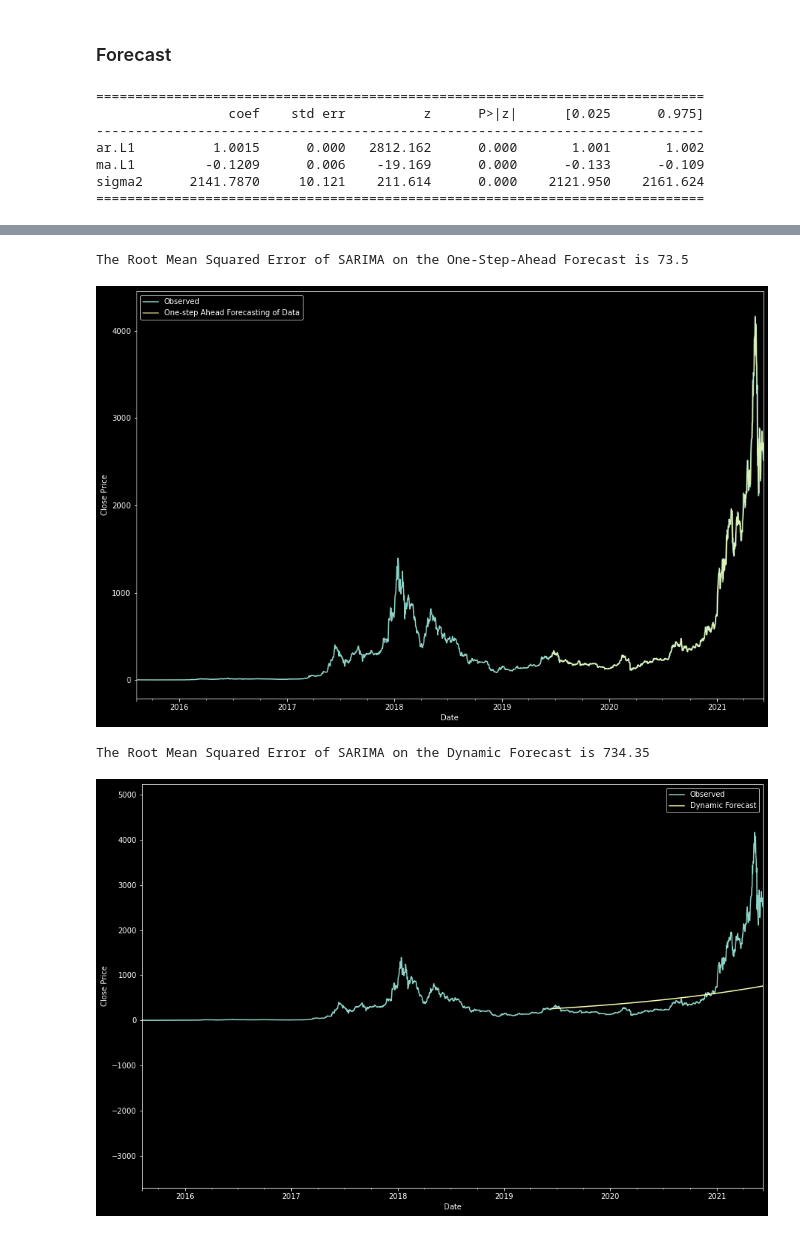
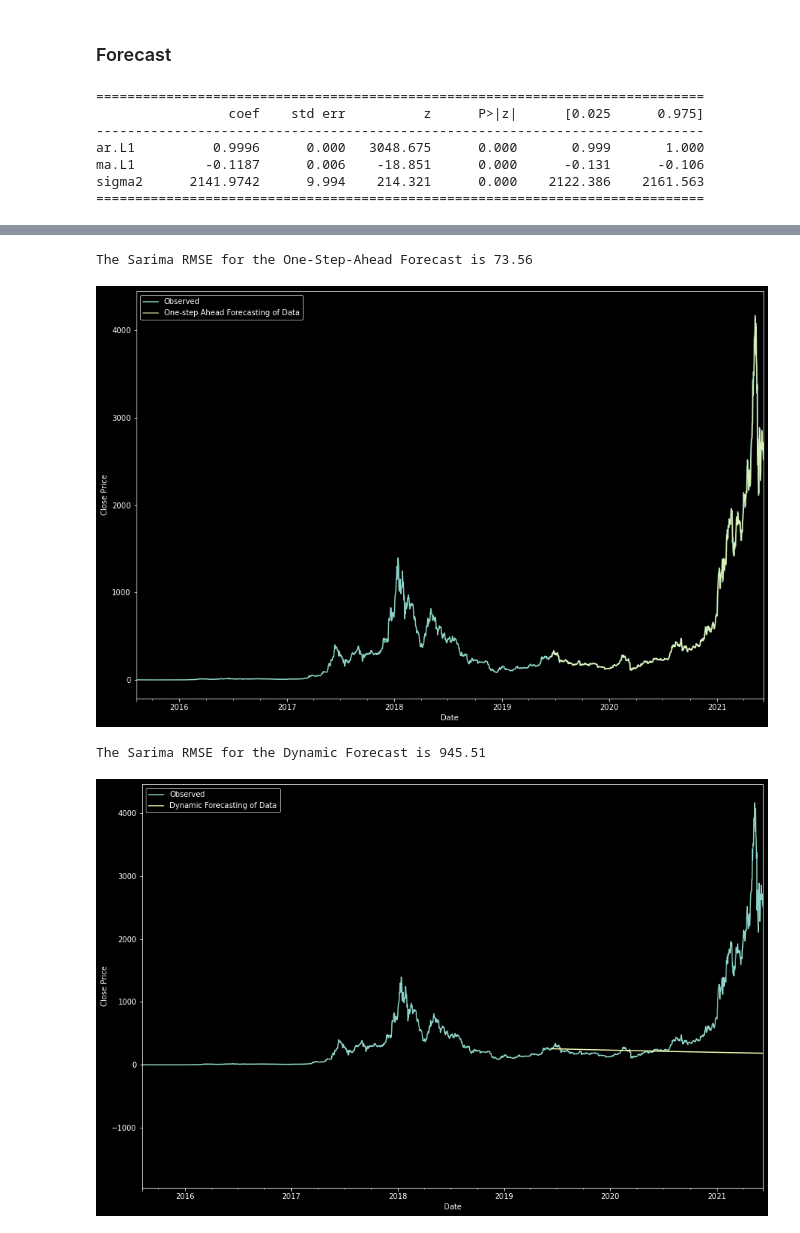
Before and after one commit to CamLadd/Ethereum_forecasting, a Jupyter notebook: model_testing.ipynb, the cells around one changed output, grey strips where cells are left out. Cells and saved outputs as stored; diff of their text form; code cells hidden in the pictures.

```diff
--- a/model_testing.ipynb
+++ b/model_testing.ipynb
@@ -432,20 +432,18 @@ print(model_fit.summary())
 
 
 ### Forecast
-fc, se, conf = fitted.forecast(726, alpha=0.05)
+forecast, se, conf = fitted.forecast(726, alpha=0.05)
 
 
 ### Convert to series so we can plot the data
-fc_series = pd.Series(fc, index=test.index)
-lower_series = pd.Series(conf[:, 0], index=test.index)
-upper_series = pd.Series(conf[:, 1], index=test.index)
+forecast_series = pd.Series(forecast, index=test.index)
 
 
 ### Plot
 plt.figure(figsize=(12,5), dpi=100)
 plt.plot(train, label='training')
 plt.plot(test, label='actual')
-plt.plot(fc_series, label='forecast')
+plt.plot(forecast_series, label='forecast')
 plt.title('Forecast vs Actual')
 plt.legend(loc='upper left')
 plt.tight_layout()
@@ -529,17 +520,13 @@ sarima_grid_search(y,180)
 # %% [markdown]
 ### Forecast
 # %%
-def sarima_eva(series, order, order_season, period_season, pred_date,test):
+def sarima_and_plots(series, order, order_season, period_season, pred_date,test):
 
 
 
     ### Train model
-    mod = sm.tsa.statespace.SARIMAX(series,
-                                order=order,
-                                order_season=order_season,
-                                enforce_stationarity=False,
-                                enforce_invertibility=False)
-    results = mod.fit()
+    model = sm.tsa.statespace.SARIMAX(series, order=order, order_season=order_season)
+    results = model.fit()
     print(results.summary().tables[1])
     results.plot_diagnostics(figsize=(16, 8))
     plt.show()
@@ -549,20 +536,20 @@ def sarima_eva(series, order, order_season, period_season, pred_date,test):
 
     ### Root-Mean-Squared Error for One-Step_Ahead Forecast
     pred = results.get_prediction(start=pd.to_datetime(pred_date), dynamic=False)
-    pred_ci = pred.conf_int()
-    y_forecasted = pred.predicted_mean
-    mse = ((y_forecasted - y_test) ** 2).mean()
-    print(f'The Root Mean Squared Error of SARIMA on the One-Step-Ahead Forecast is {round(np.sqrt(mse), 2)}')
+    pred_confidence_interval = pred.conf_int()
+    forecast = pred.predicted_mean
+    mse = ((forecast - y_test) ** 2).mean()
+    print(f'The Sarima RMSE for the One-Step-Ahead Forecast is {round(np.sqrt(mse), 2)}')
 
 
 
 
     ### Plot One-step Ahead Forecast
     ax = series.plot(label='Observed')
-    y_forecasted.plot(ax=ax, label='One-step Ahead Forecasting of Data', alpha=.7, figsize=(15, 10))
-    ax.fill_between(pred_ci.index,
-                    pred_ci.iloc[:, 0],
-                    pred_ci.iloc[:, 1], color='k', alpha=.2)
+    forecast.plot(ax=ax, label='One-step Ahead Forecasting of Data', alpha=.7, figsize=(15, 10))
+    ax.fill_between(pred_confidence_interval.index,
+                    pred_confidence_interval.iloc[:, 0],
+                    pred_confidence_interval.iloc[:, 1], color='k', alpha=.2)
     ax.set_xlabel('Date')
     ax.set_ylabel('Close Price')
     plt.legend()
@@ -574,15 +561,15 @@ def sarima_eva(series, order, order_season, period_season, pred_date,test):
     ### Root-Mean-Squared-Error of Dynamic Forecast
     pred_dynamic = results.get_prediction(start=pd.to_datetime(pred_date), dynamic=True, full_results=True)
     pred_dynamic_ci = pred_dynamic.conf_int()
-    y_forecasted_dynamic = pred_dynamic.predicted_mean
-    mse_dynamic = ((y_forecasted_dynamic - y_test) ** 2).mean()
-    print(f'The Root Mean Squared Error of SARIMA on the Dynamic Forecast is {round(np.sqrt(mse_dynamic), 2)}')
+    forecast_dynamic = pred_dynamic.predicted_mean
+    mse_dynamic = ((forecast_dynamic - y_test) ** 2).mean()
+    print(f'The Sarima RMSE for the Dynamic Forecast is {round(np.sqrt(mse_dynamic), 2)}')
 
 
 
     ### Plot Dynamic Forecast
     ax = series.plot(label='Observed')
-    y_forecasted_dynamic.plot(label='Dynamic Forecast', ax=ax,figsize=(15, 10))
+    forecast_dynamic.plot(label='Dynamic Forecasting of Data', ax=ax,figsize=(15, 10))
     ax.fill_between(pred_dynamic_ci.index,
                     pred_dynamic_ci.iloc[:, 0],
                     pred_dynamic_ci.iloc[:, 1], color='k', alpha=.2)
@@ -596,12 +583,12 @@ def sarima_eva(series, order, order_season, period_season, pred_date,test):
     return (results)
 # %%
 series = df['Close']
-model = sarima_eva(series, (1, 0, 1), (0, 1, 1, 52), 30, '2019-06-14', y_test)
+model = sarima_and_plots(series, (1, 0, 1), (0, 1, 1, 52), 30, '2019-06-14', y_test)
 # %% [output]
 ==============================================================================
                  coef    std err          z      P>|z|      [0.025      0.975]
 ------------------------------------------------------------------------------
-ar.L1          1.0015      0.000   2812.162      0.000       1.001       1.002
-ma.L1         -0.1209      0.006    -19.169      0.000      -0.133      -0.109
-sigma2      2141.7870     10.121    211.614      0.000    2121.950    2161.624
+ar.L1          0.9996      0.000   3048.675      0.000       0.999       1.000
+ma.L1         -0.1187      0.006    -18.851      0.000      -0.131      -0.106
+sigma2      2141.9742      9.994    214.321      0.000    2122.386    2161.563
 ==============================================================================
@@ -609,4 +596,4 @@ sigma2      2141.7870     10.121    211.614      0.000    2121.950    2161.624
-The Root Mean Squared Error of SARIMA on the One-Step-Ahead Forecast is 73.5
+The Sarima RMSE for the One-Step-Ahead Forecast is 73.56
 [figure]
-The Root Mean Squared Error of SARIMA on the Dynamic Forecast is 734.35
+The Sarima RMSE for the Dynamic Forecast is 945.51
-[figure, old version]
+[figure, new version]
```
Also changed, not shown: parts of 4 cells of this notebook.
